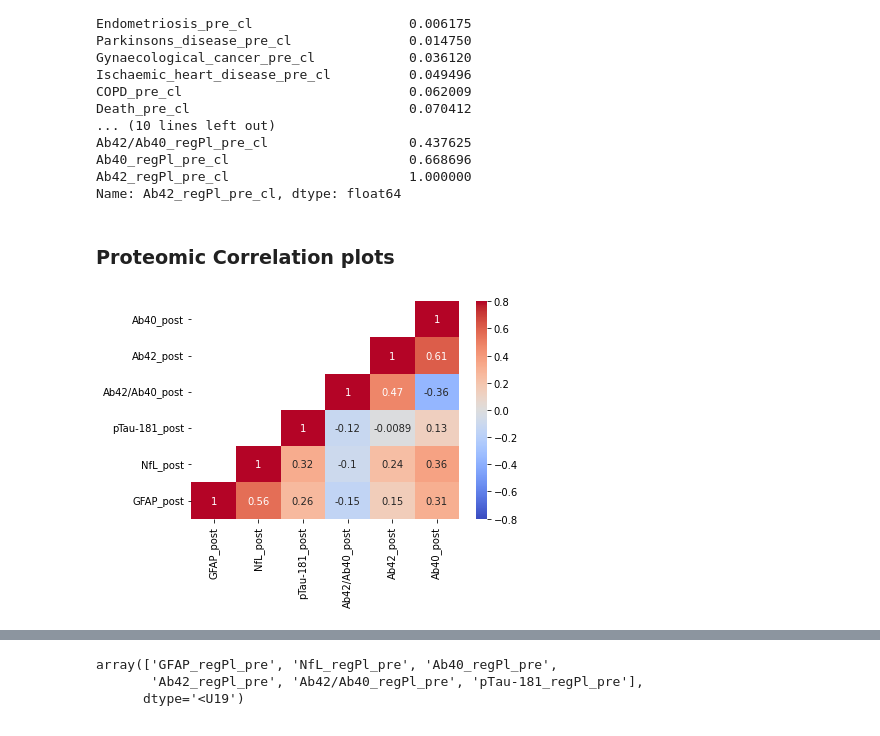
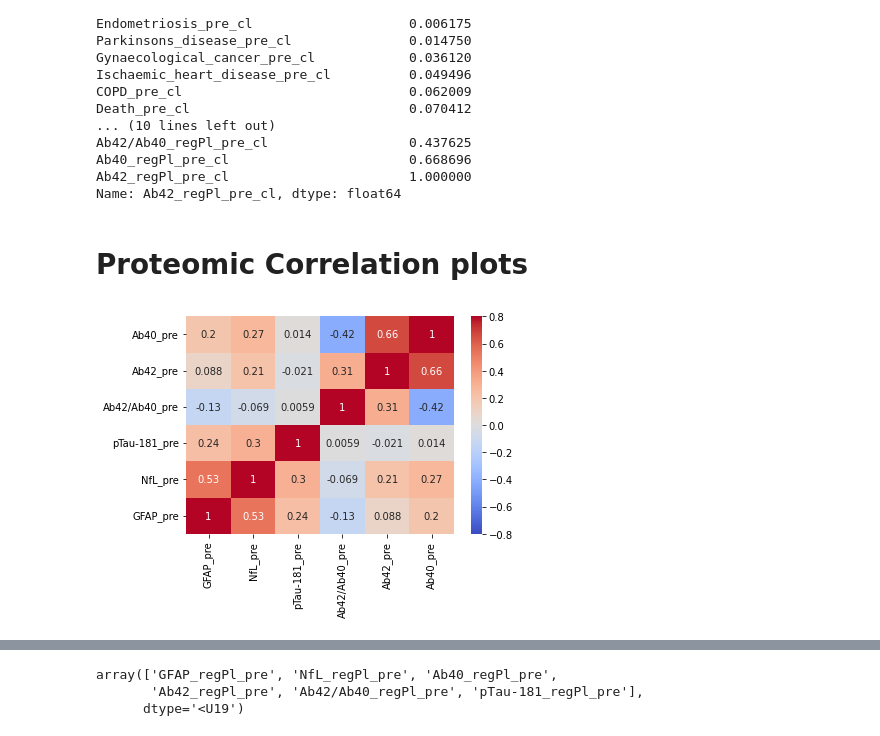
Before and after one commit to eduff/BIACOB, a Jupyter notebook: Basic_proteomics.ipynb, the cells around one changed output, grey strips where cells are left out. Saved outputs shown, nothing was run; the diff lists cells and outputs as text; code cells hidden in the pictures.

```diff
--- a/Basic_proteomics.ipynb
+++ b/Basic_proteomics.ipynb
@@ -1436,16 +1453,16 @@ Name: Ab42_regPl_pre_cl, dtype: float64
 # %%
 #data.to_csv('/home/eduff/biobank/all_data.csv')
 # %% [markdown]
-### Proteomic Correlation plots
+# Proteomic Correlation plots
 # %%
 
 
 corr_map_post= data.loc[all_matched,prot_els_post[::-1]].corr()
 corr_map_pre= data.loc[all_matched,prot_els_pre[::-1]].corr()
 np.fill_diagonal(corr_map_post.values,1)
 np.fill_diagonal(corr_map_pre.values,1)
 mask_m = np.tril(corr_map_post,k=-1)
-ax=sns.heatmap(corr_map_post,cmap="coolwarm",vmin=-.8,vmax=.8,mask=mask_m, annot=True)
+ax=sns.heatmap(corr_map_pre,cmap="coolwarm",vmin=-.8,vmax=.8,annot=True)
 ax.invert_yaxis()
 # %% [output]
-[figure, old version]
+[figure, new version]
```
Also changed, not shown: parts of 62 cells of this notebook, 2 other files.
